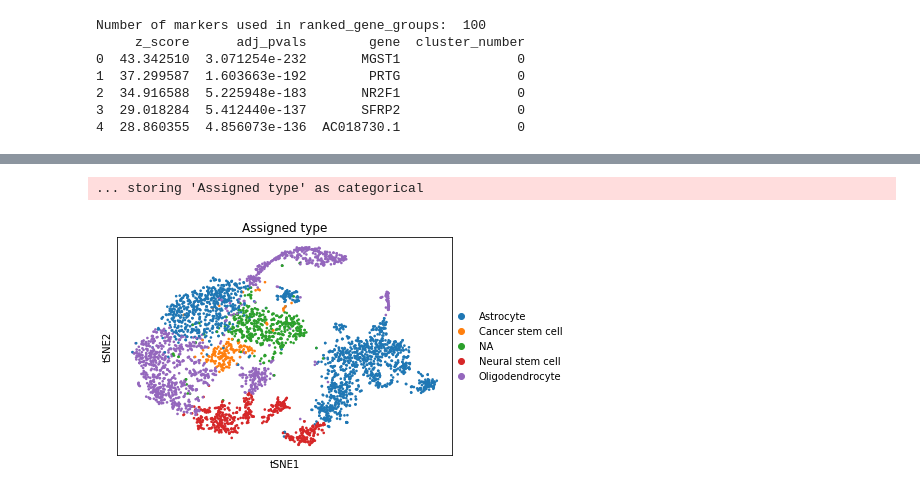
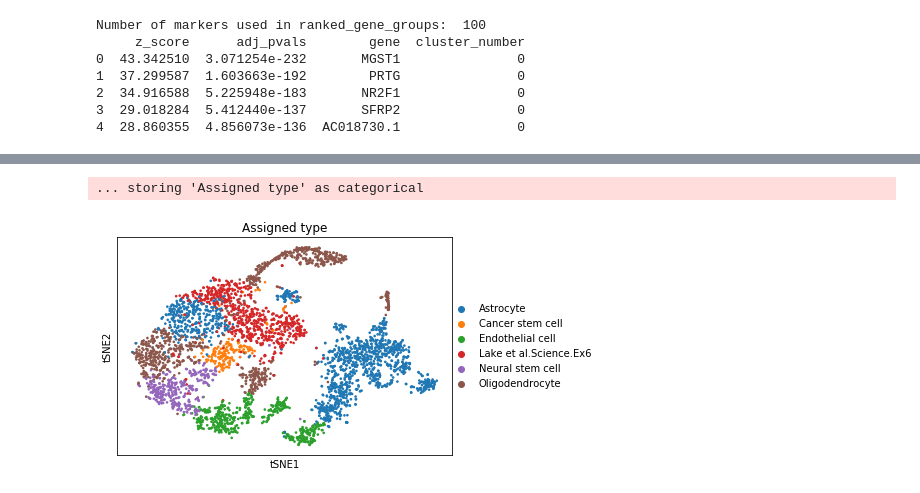
Before and after one commit to LucasESBS/scoreCT, a Jupyter notebook: example/tuto_scoreCT.ipynb, the cells around one changed output, grey strips where cells are left out. Drawn from its saved outputs; the diff is of its cells as text; code cells hidden in the pictures.

Commit message:
Added re- scoring of randomized gene ranking for clusters, to allow computation of p-values. P-values are now used to assign cell types, with a threshold of 0.1 - if ties, max. initial score is used.

```diff
--- a/example/tuto_scoreCT.ipynb
+++ b/example/tuto_scoreCT.ipynb
@@ -157,11 +155,11 @@ ref_df.head()
 # %%
 # Score cell types for each cluster
-dict_scores = ct.score_clusters(marker_df, nb_marker=100, bin_size=20, user_ref=ref_df)
+dict_pvals, dict_scores = ct.score_clusters(marker_df, nb_marker=100, bin_size=20, user_ref=ref_df)
 # %%
 # Assign cell types if possible : ties are labelled as NA
-ct.assign_celltypes(adata2, dict_scores)
+ct.assign_celltypes(adata2, dict_pvals, dict_scores)
 # Visualize results thanks to Scanpy tSNE tool
 sc.pl.tsne(adata2, color='Assigned type')
 # %% [output]
 ... storing 'Assigned type' as categorical
-[figure, old version]
+[figure, new version]
```
Also changed, not shown: parts of 8 cells of this notebook, 2 other files.
